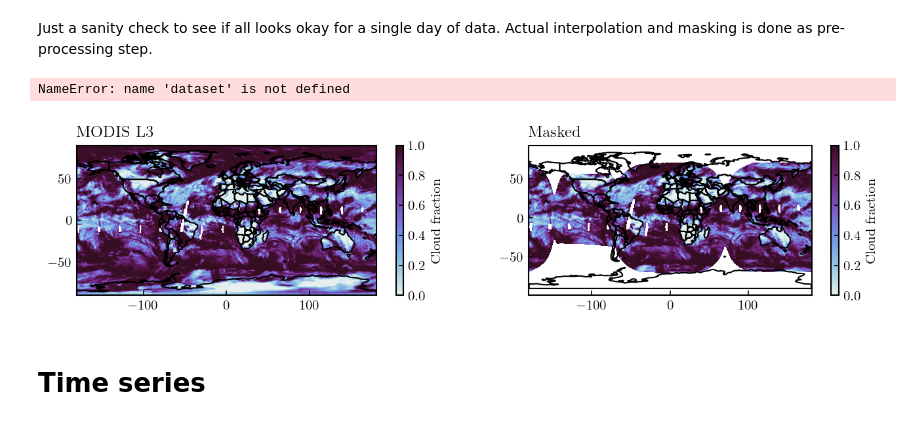
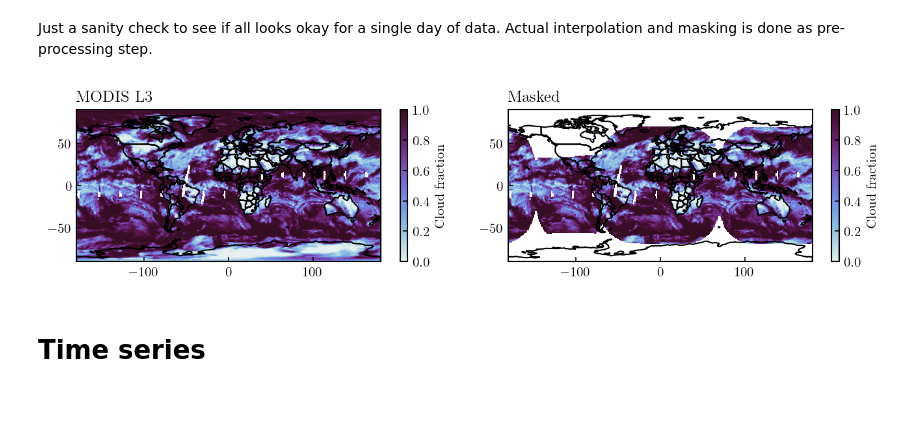
Before and after one commit to SEE-GEO/ccic_climate_record_analysis, a Jupyter notebook: notebooks/cloud_fraction_time_series_MODIS.ipynb, the cells around one changed output. Cells and saved outputs as stored; diff of their text form; code cells hidden in the pictures.

```diff
--- a/notebooks/cloud_fraction_time_series_MODIS.ipynb
+++ b/notebooks/cloud_fraction_time_series_MODIS.ipynb
@@ -27,40 +40,48 @@ dataset_masked = xr.open_dataset(file_path_masked)
 # %%
-latitude = dataset['lat'][:]
-longitude = dataset['lon'][:]
-data = dataset['Cloud_Fraction_Mean'][220,:,:].values
+# Extract cloud fraction, remove any invalid data, and apply the masj
+latitude = dataset["lat"][:]
+longitude = dataset["lon"][:]
+data = dataset["Cloud_Fraction_Mean"][220, :, :].values
 data_filtered = np.where((data == -9999) | (data == -2147483647), np.nan, data)
 data_filtered = data_filtered.astype(float) * 0.0001
 
 mask_24 = xr.open_dataset("/scratch/ccic_record/data/mask_24.nc")
 
-data_masked = dataset_masked['Cloud_Fraction_Mean'][220,:,:].values
-data_filtered_masked = np.where((data_masked == -9999) | (data_masked < -0), np.nan, data_masked)
+data_masked = dataset["Cloud_Fraction_Mean"].where(mask == 1)[220, :, :].values
+data_filtered_masked = np.where(
+    (data_masked == -9999) | (data_masked < -0), np.nan, data_masked
+)
 data_filtered_masked = data_filtered_masked.astype(float) * 0.0001
-# %% [output]
-NameError: name 'dataset' is not defined
 # %%
-fig, axes = plt.subplots(1, 2, figsize = (9,2))
+fig, axes = plt.subplots(1, 2, figsize=(9, 2))
 
-world = gpd.read_file(gpd.datasets.get_path('naturalearth_lowres'))
+world = gpd.read_file(gpd.datasets.get_path("naturalearth_lowres"))
 
-extent = [longitude[0]-0.5, longitude[-1]+0.5, latitude[0]-0.5, latitude[-1]+0.5]
-mask_24.latitude.values
+extent = [
+    longitude[0] - 0.5,
+    longitude[-1] + 0.5,
+    latitude[0] - 0.5,
+    latitude[-1] + 0.5,
+]
 
 cax = axes[0].imshow(data_filtered, extent=extent)
 cbar = fig.colorbar(cax)
-cbar.set_label(r'Cloud fraction')
-world.boundary.plot(ax=axes[0], color='black', lw=1)
-axes[0].set_title(r'MODIS L3')
+cbar.set_label(r"Cloud fraction")
+world.boundary.plot(ax=axes[0], color="black", lw=1)
+axes[0].set_title(r"MODIS L3")
 
-cax2 = axes[1].imshow(data_filtered_masked, extent=[mask_24.longitude.values[0]-0.5, mask_24.longitude.values[-1]+0.5, mask_24.latitude.values[-1]-0.5, mask_24.latitude.values[0]+0.5])
-world.boundary.plot(ax=axes[1], color='black', lw=1)
+cax2 = axes[1].imshow(
+    data_filtered_masked,
+    extent=extent,
+)
+world.boundary.plot(ax=axes[1], color="black", lw=1)
 cbar2 = fig.colorbar(cax2)
-cbar2.set_label(r'Cloud fraction')
-axes[1].set_title(r'Masked')
+cbar2.set_label(r"Cloud fraction")
+axes[1].set_title(r"Masked")
 
 fig.tight_layout()
 # %% [output]
-[figure, old version]
+[figure, new version]
 # %% [markdown]
 # Time series
 # %%
```
Also changed, not shown: parts of 9 cells of this notebook, 1 other file.
